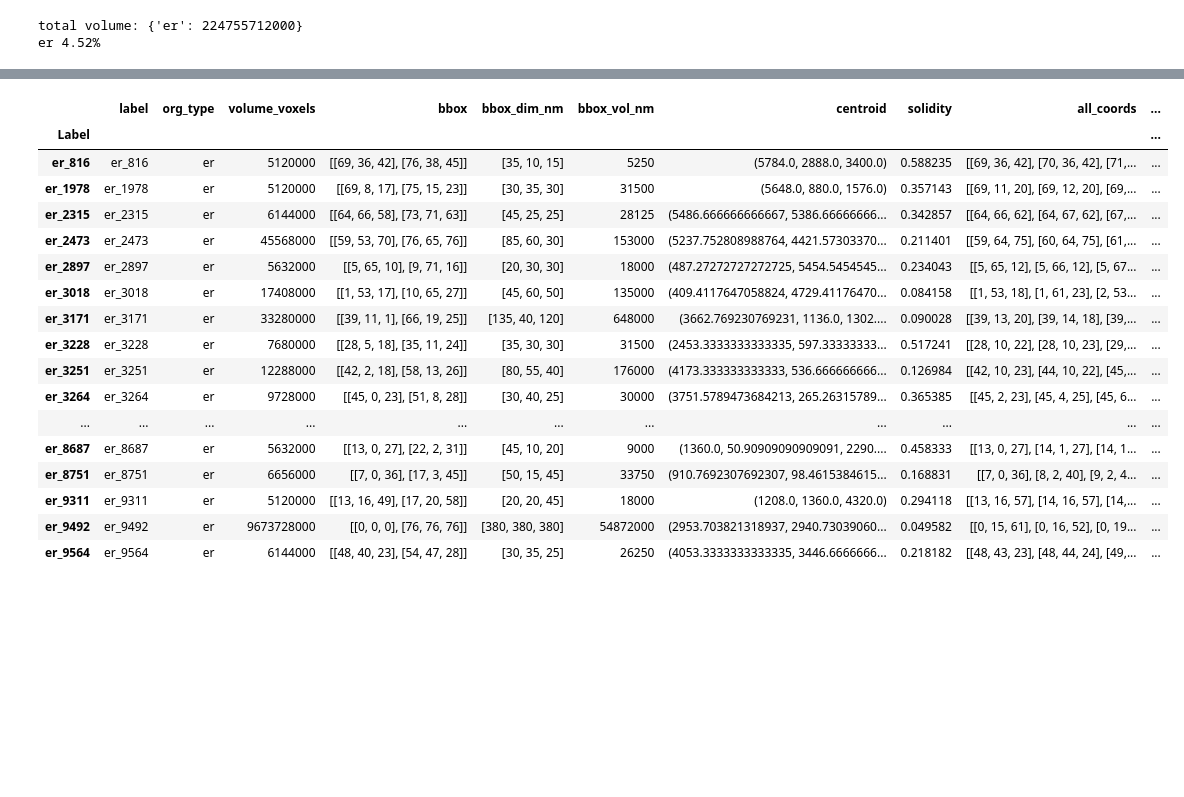
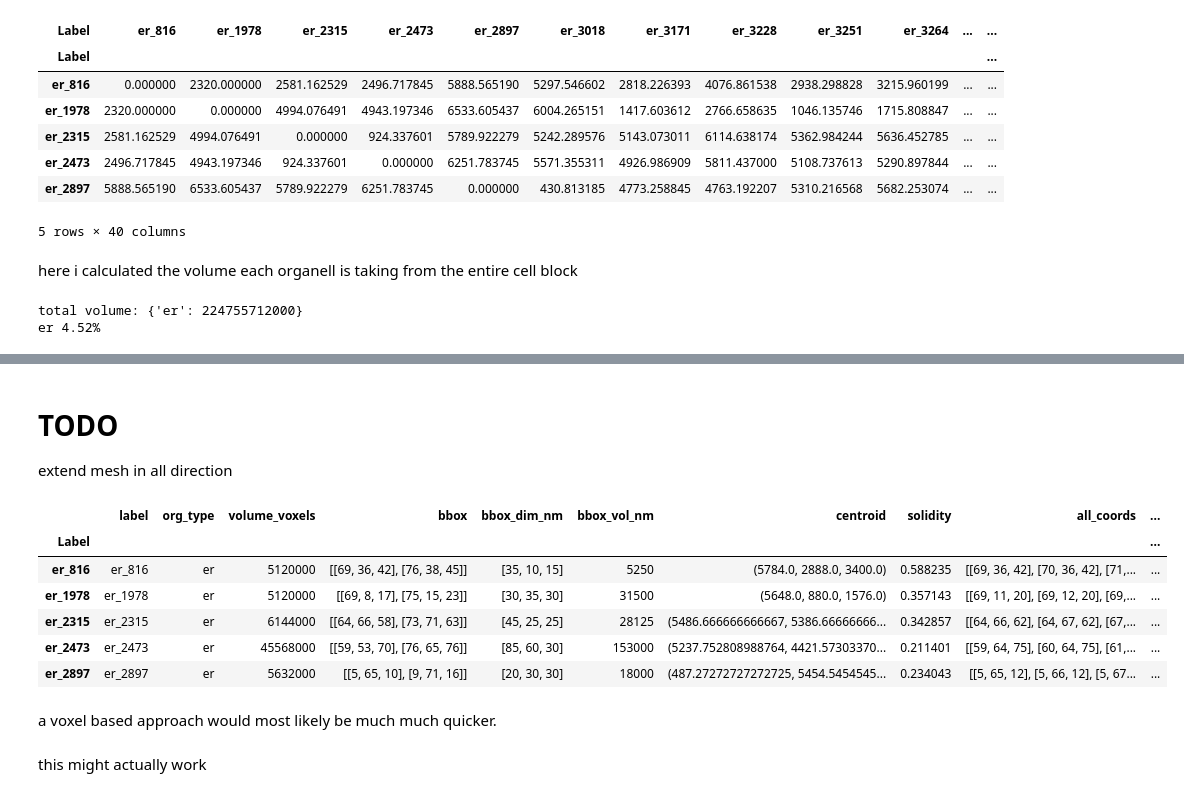
Before and after one commit to GwydionJon/mobie-test, a Jupyter notebook: nb_task_1_1.ipynb, the cells around one changed output, grey strips where cells are left out. Drawn from its saved outputs; the diff is of its cells as text; code cells hidden in the pictures; blank space fills up the shorter version.

```diff
--- a/nb_task_1_1.ipynb
+++ b/nb_task_1_1.ipynb
@@ -16,7 +16,7 @@ data_key = f"setup0/timepoint0/s{scaling_factor}"
 
 
 dm3 =  DataManager(ds_path)
-#dm3.load_organelle_data(mito_filename, "mito", data_key=data_key, original_resolution=original_resolution_mito, scaling_factor=scaling_factor)
+dm3.load_organelle_data(mito_filename, "mito", data_key=data_key, original_resolution=original_resolution_mito, scaling_factor=scaling_factor)
 dm3.load_organelle_data(er_filename, "er", data_key=data_key, original_resolution=original_resolution_er, scaling_factor=scaling_factor)
 #dm3.load_organelle_data(mem_filename, "mem", data_key=data_key, original_resolution=original_resolution, scaling_factor=scaling_factor)
 # %% [output]
@@ -68,7 +53,20 @@ dist_matrix
+# %%
+dm3.distance_df.head()
+# %% [output]
+| Label | er_816 | er_1978 | er_2315 | er_2473 | er_2897 | er_3018 | er_3171 | er_3228 | er_3251 | er_3264 | ... | ... |
+| Label |  |  |  |  |  |  |  |  |  |  |  | ... |
+| er_816 | 0.000000 | 2320.000000 | 2581.162529 | 2496.717845 | 5888.565190 | 5297.546602 | 2818.226393 | 4076.861538 | 2938.298828 | 3215.960199 | ... | ... |
+| er_1978 | 2320.000000 | 0.000000 | 4994.076491 | 4943.197346 | 6533.605437 | 6004.265151 | 1417.603612 | 2766.658635 | 1046.135746 | 1715.808847 | ... | ... |
+| er_2315 | 2581.162529 | 4994.076491 | 0.000000 | 924.337601 | 5789.922279 | 5242.289576 | 5143.073011 | 6114.638174 | 5362.984244 | 5636.452785 | ... | ... |
+| er_2473 | 2496.717845 | 4943.197346 | 924.337601 | 0.000000 | 6251.783745 | 5571.355311 | 4926.986909 | 5811.437000 | 5108.737613 | 5290.897844 | ... | ... |
+| er_2897 | 5888.565190 | 6533.605437 | 5789.922279 | 6251.783745 | 0.000000 | 430.813185 | 4773.258845 | 4763.192207 | 5310.216568 | 5682.253074 | ... | ... |
+5 rows × 40 columns
 # %%
 import plotly.express as px
 fig = px.imshow(dist_matrix, labels={"color": "distance"})
 fig.show()
+# %% [markdown]
+here i calculated the volume each organell is taking from the entire cell block
 # %%
 # find percentage of volume taken by each organelle
 import numpy as np
@@ -103,27 +101,21 @@ defaultdict(list,
               'er_8272',
               'er_9311',
               'er_7172']})
+# %% [markdown]
+# TODO
+extend mesh in all direction
 # %%
-dm3.analysis_results
+dm3.analysis_results.head()
 # %% [output]
 |  | label | org_type | volume_voxels | bbox | bbox_dim_nm | bbox_vol_nm | centroid | solidity | all_coords | ... |
 | Label |  |  |  |  |  |  |  |  |  | ... |
 | er_816 | er_816 | er | 5120000 | [[69, 36, 42], [76, 38, 45]] | [35, 10, 15] | 5250 | (5784.0, 2888.0, 3400.0) | 0.588235 | [[69, 36, 42], [70, 36, 42], [71,... | ... |
 | er_1978 | er_1978 | er | 5120000 | [[69, 8, 17], [75, 15, 23]] | [30, 35, 30] | 31500 | (5648.0, 880.0, 1576.0) | 0.357143 | [[69, 11, 20], [69, 12, 20], [69,... | ... |
 | er_2315 | er_2315 | er | 6144000 | [[64, 66, 58], [73, 71, 63]] | [45, 25, 25] | 28125 | (5486.666666666667, 5386.66666666... | 0.342857 | [[64, 66, 62], [64, 67, 62], [67,... | ... |
 | er_2473 | er_2473 | er | 45568000 | [[59, 53, 70], [76, 65, 76]] | [85, 60, 30] | 153000 | (5237.752808988764, 4421.57303370... | 0.211401 | [[59, 64, 75], [60, 64, 75], [61,... | ... |
 | er_2897 | er_2897 | er | 5632000 | [[5, 65, 10], [9, 71, 16]] | [20, 30, 30] | 18000 | (487.27272727272725, 5454.5454545... | 0.234043 | [[5, 65, 12], [5, 66, 12], [5, 67... | ... |
-| er_3018 | er_3018 | er | 17408000 | [[1, 53, 17], [10, 65, 27]] | [45, 60, 50] | 135000 | (409.4117647058824, 4729.41176470... | 0.084158 | [[1, 53, 18], [1, 61, 23], [2, 53... | ... |
-| er_3171 | er_3171 | er | 33280000 | [[39, 11, 1], [66, 19, 25]] | [135, 40, 120] | 648000 | (3662.769230769231, 1136.0, 1302.... | 0.090028 | [[39, 13, 20], [39, 14, 18], [39,... | ... |
-| er_3228 | er_3228 | er | 7680000 | [[28, 5, 18], [35, 11, 24]] | [35, 30, 30] | 31500 | (2453.3333333333335, 597.33333333... | 0.517241 | [[28, 10, 22], [28, 10, 23], [29,... | ... |
-| er_3251 | er_3251 | er | 12288000 | [[42, 2, 18], [58, 13, 26]] | [80, 55, 40] | 176000 | (4173.333333333333, 536.666666666... | 0.126984 | [[42, 10, 23], [44, 10, 22], [45,... | ... |
-| er_3264 | er_3264 | er | 9728000 | [[45, 0, 23], [51, 8, 28]] | [30, 40, 25] | 30000 | (3751.5789473684213, 265.26315789... | 0.365385 | [[45, 2, 23], [45, 4, 25], [45, 6... | ... |
-| ... | ... | ... | ... | ... | ... | ... | ... | ... | ... | ... |
-| er_8687 | er_8687 | er | 5632000 | [[13, 0, 27], [22, 2, 31]] | [45, 10, 20] | 9000 | (1360.0, 50.90909090909091, 2290.... | 0.458333 | [[13, 0, 27], [14, 1, 27], [14, 1... | ... |
-| er_8751 | er_8751 | er | 6656000 | [[7, 0, 36], [17, 3, 45]] | [50, 15, 45] | 33750 | (910.7692307692307, 98.4615384615... | 0.168831 | [[7, 0, 36], [8, 2, 40], [9, 2, 4... | ... |
-| er_9311 | er_9311 | er | 5120000 | [[13, 16, 49], [17, 20, 58]] | [20, 20, 45] | 18000 | (1208.0, 1360.0, 4320.0) | 0.294118 | [[13, 16, 57], [14, 16, 57], [14,... | ... |
-| er_9492 | er_9492 | er | 9673728000 | [[0, 0, 0], [76, 76, 76]] | [380, 380, 380] | 54872000 | (2953.703821318937, 2940.73039060... | 0.049582 | [[0, 15, 61], [0, 16, 52], [0, 19... | ... |
-| er_9564 | er_9564 | er | 6144000 | [[48, 40, 23], [54, 47, 28]] | [30, 35, 25] | 26250 | (4053.3333333333335, 3446.6666666... | 0.218182 | [[48, 43, 23], [48, 44, 24], [49,... | ... |
 # %%
 #try this
 # skimage.measure.intersection_coeff
+# %% [markdown]
+a voxel based approach would most likely be much much quicker.
@@ -129,0 +129,2 @@ dm3.analysis_results
+# %% [markdown]
+this might actually work
```
Also changed, not shown: parts of 9 cells of this notebook, 4 other files.
